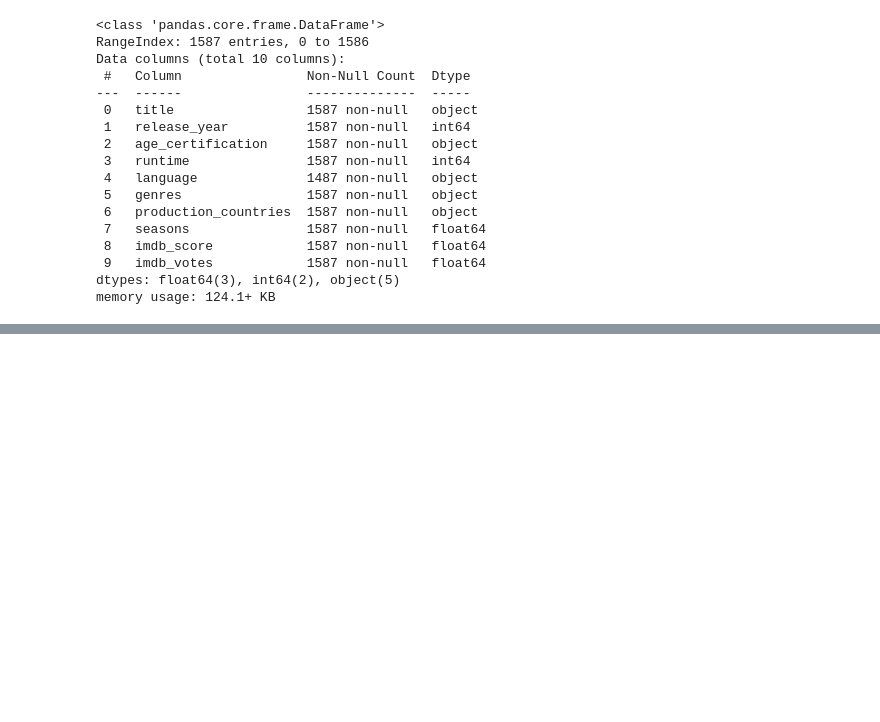
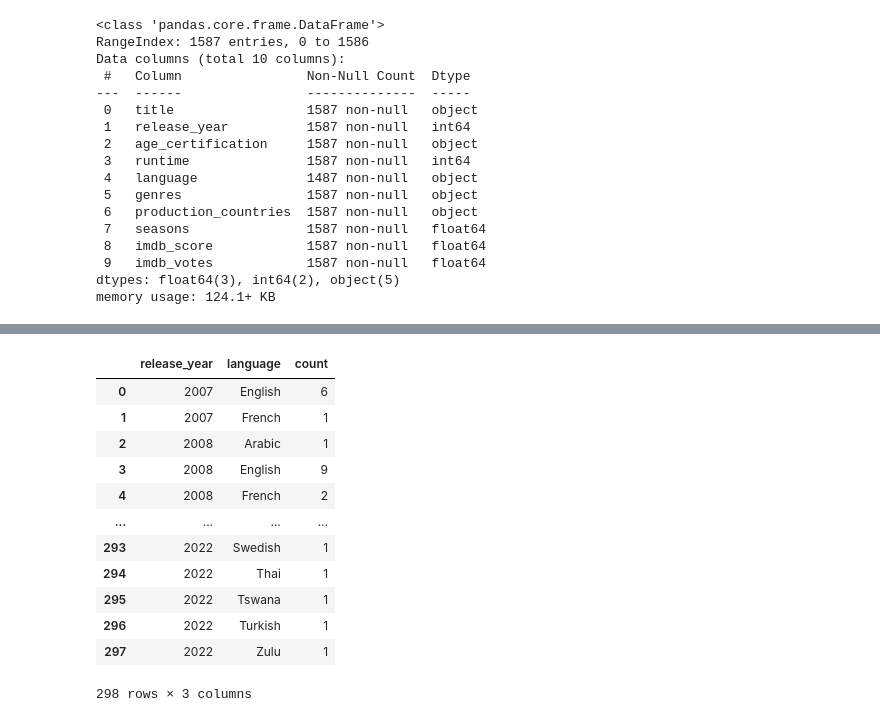
Before and after one commit to NidaB-C/NetflixEDA, a Jupyter notebook: 02_genre_production_patterns.ipynb, the cells around one changed output, grey strips where cells are left out. Drawn from its saved outputs; the diff is of its cells as text; code cells hidden in the pictures; blank space fills up the shorter version.

```diff
--- a/02_genre_production_patterns.ipynb
+++ b/02_genre_production_patterns.ipynb
@@ -90,0 +139,16 @@ AttributeError: module 'matplotlib.pyplot' has no attribute 'save'
+# %%
+language_count_over_years
+# %% [output]
+|  | release_year | language | count |
+| 0 | 2007 | English | 6 |
+| 1 | 2007 | French | 1 |
+| 2 | 2008 | Arabic | 1 |
+| 3 | 2008 | English | 9 |
+| 4 | 2008 | French | 2 |
+| ... | ... | ... | ... |
+| 293 | 2022 | Swedish | 1 |
+| 294 | 2022 | Thai | 1 |
+| 295 | 2022 | Tswana | 1 |
+| 296 | 2022 | Turkish | 1 |
+| 297 | 2022 | Zulu | 1 |
+298 rows × 3 columns
```
Also changed, not shown: parts of 10 cells of this notebook, 1 other file.
